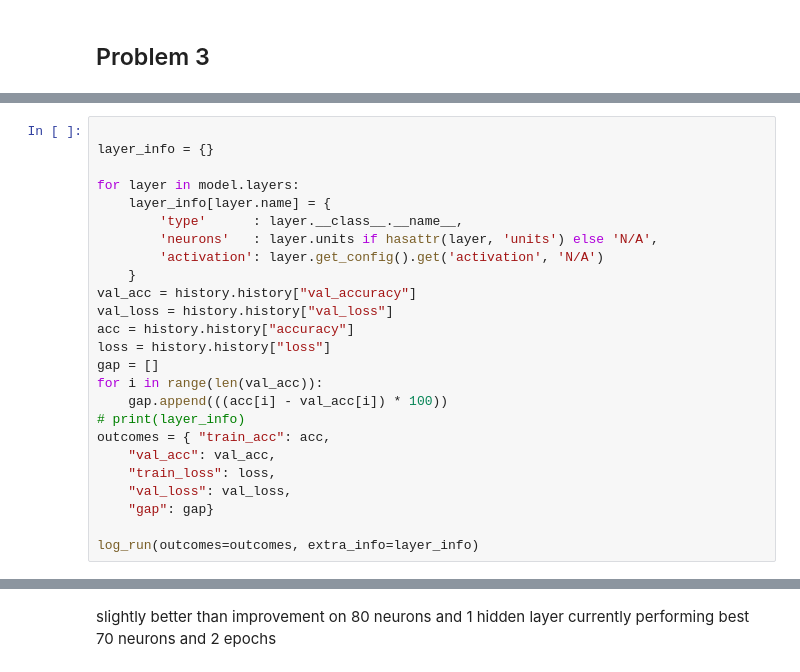
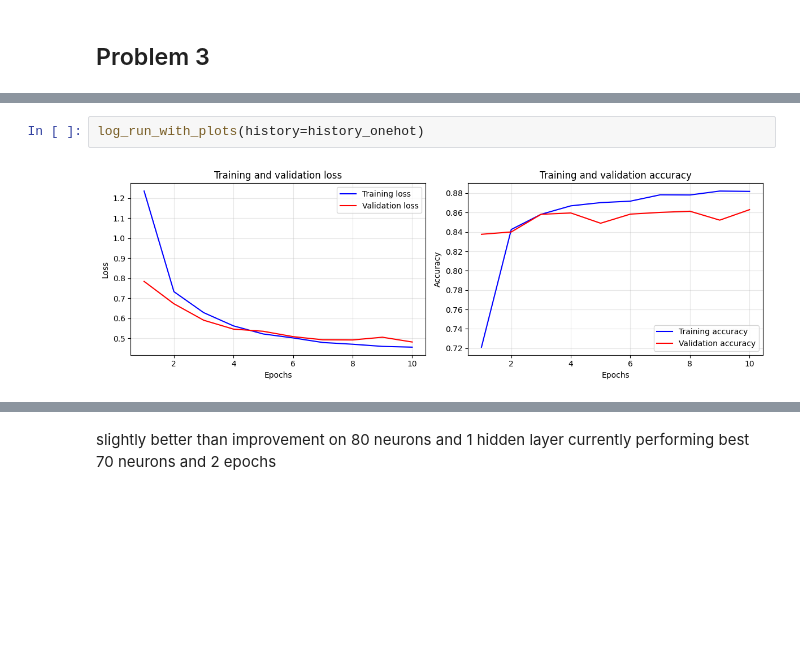
Before and after one commit to Kaioh17/ml_journey, a Jupyter notebook: assignment_3/main.ipynb, the cells around one changed output, grey strips where cells are left out. Drawn from its saved outputs; the diff is of its cells as text; blank space fills up the shorter version.

```diff
--- a/assignment_3/main.ipynb
+++ b/assignment_3/main.ipynb
@@ -951,25 +974,0 @@ Epoch 4/5
-# %%
-
-layer_info = {}
-
-for layer in model.layers:
-    layer_info[layer.name] = {
-        'type'      : layer.__class__.__name__,
-        'neurons'   : layer.units if hasattr(layer, 'units') else 'N/A',
-        'activation': layer.get_config().get('activation', 'N/A')
-    }
-val_acc = history.history["val_accuracy"]
-val_loss = history.history["val_loss"]
-acc = history.history["accuracy"]
-loss = history.history["loss"]
-gap = []
-for i in range(len(val_acc)):
-    gap.append(((acc[i] - val_acc[i]) * 100))
-# print(layer_info)
-outcomes = { "train_acc": acc,
-    "val_acc": val_acc,
-    "train_loss": loss,
-    "val_loss": val_loss,
-    "gap": gap}
-
-log_run(outcomes=outcomes, extra_info=layer_info)
@@ -977,0 +1066,4 @@ Logged to c:\Users\mubsk\OneDrive\Documents\Junior_year\CS584\jupyter\assignment
+# %%
+log_run_with_plots(history=history_onehot)
+# %% [output]
+[figure, added]
```
Also changed, not shown: parts of 50 cells of this notebook.
